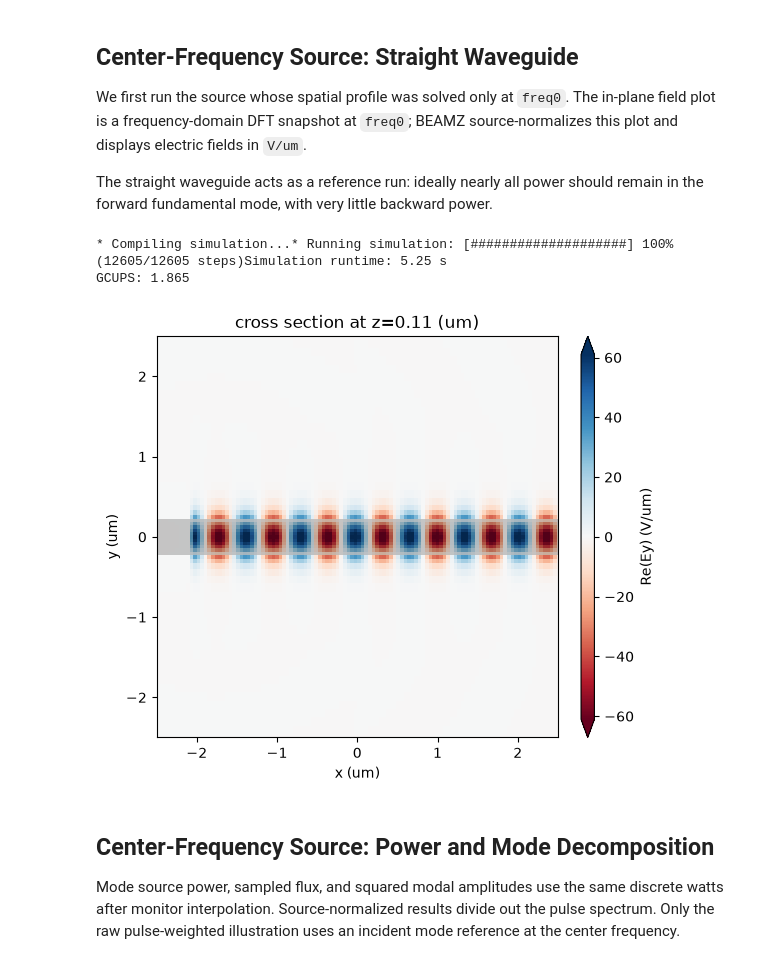
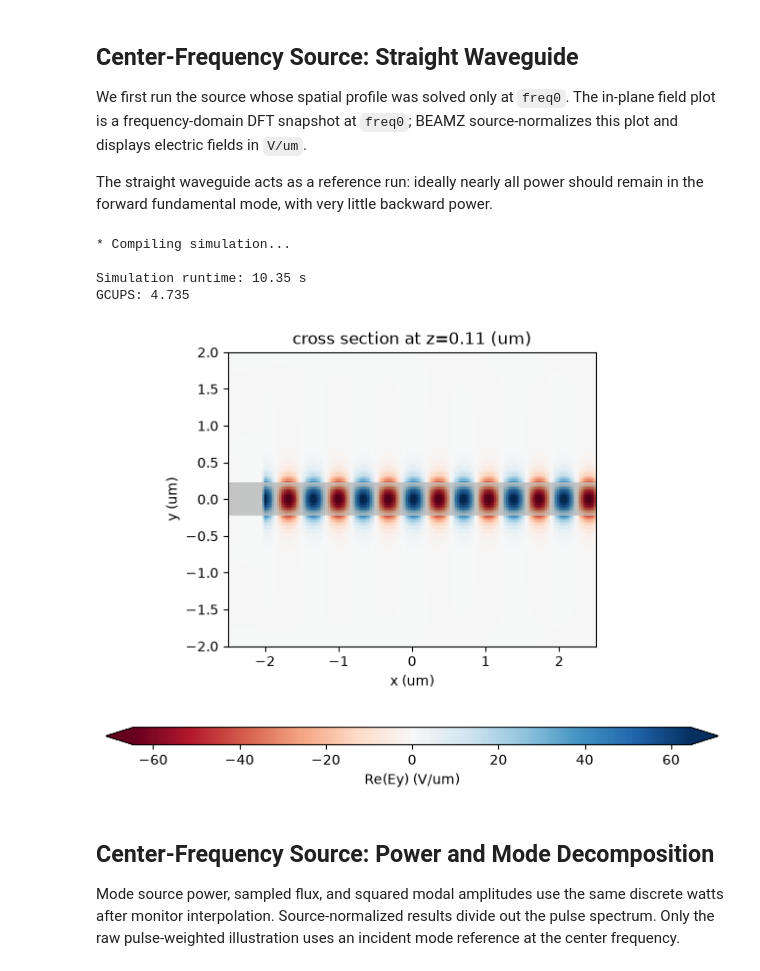
Before and after one commit to beamzorg/beamz, a Jupyter notebook: examples/notebooks/modal_sources_monitors.ipynb, the cells around one changed output. Cells and saved outputs as stored; diff of their text form; code cells hidden in the pictures.

```diff
--- a/examples/notebooks/modal_sources_monitors.ipynb
+++ b/examples/notebooks/modal_sources_monitors.ipynb
@@ -50,14 +52,22 @@ freqs = np.linspace(freq0 - 2 * fwidth, freq0 + 2 * fwidth, nfreqs)
 lambdas_um = bz.LIGHT_SPEED / freqs / um
 fcent_ind = nfreqs // 2
 
-# Simulation size and PML thickness
-sim_size = (4.0 * um, 3.0 * um, 2.5 * um) if test_mode else (8.0 * um, 7.0 * um, 6.0 * um)
-pml_t = (0.45 if test_mode else 1.25) * um
-src_x = -sim_size[0] / 2 + pml_t + 0.75 * um
+# Keep the physical region fixed and add 12 CPML cells outside each face.
+mode_grid_steps = 4 if test_mode else 20
+pml_cells = bz.PML.DEFAULT_CELLS
+physical_size = tuple(value * um for value in ((5.0, 4.0, 3.0) if test_mode else (5.0, 4.0, 2.0)))
+# The outer x cells contain silicon; the y and lower-z cells contain silica.
+padding_spacing = lambda0 / (mode_grid_steps * np.sqrt([si_eps, sio2_eps, sio2_eps]))
+# Fit an integer number of silicon cells across the physical x span.
+padding_spacing[0] = physical_size[0] / np.ceil(physical_size[0] / padding_spacing[0])
+pml_padding = pml_cells * padding_spacing
+sim_size = tuple(np.asarray(physical_size) + 2 * pml_padding)
+src_x = (-0.8 if test_mode else -2.0) * um
 out_x = -src_x
 plane_size = (0.0, 1.5 * um, 1.2 * um) if test_mode else (0.0, 3.0 * um, 2.0 * um)
 run_time = 6 / freq0 if test_mode else 20 / fwidth
-boundaries = (bz.PML(thickness=pml_t, formulation="cpml"),)
+# Omitting thickness selects exactly 12 grid cells on each face.
+boundaries = (bz.PML(formulation="cpml"),)
 
 # Mode source and monitor specification
 source_time = bz.GaussianPulse(
@@ -78,11 +88,22 @@ mode_spec = bz.ModeSpec(
 )
 broadband_profile_count = 3 if test_mode else 7
 
-mode_grid_steps = 4 if test_mode else 10
 grid_spec = bz.GridSpec.auto(
     wavelength=lambda0,
     min_steps_per_wvl=mode_grid_steps,
     max_scale=1.25,
+    snapping_points=(
+        tuple(-0.5 * np.asarray(physical_size)),
+        tuple(0.5 * np.asarray(physical_size)),
+    ),
+    # Match the upper air padding to the lower silica padding so both contain
+    # exactly 12 cells while keeping the physical region centered at z=0.
+    overrides=(bz.MeshOverride(
+        center=(0.0, 0.0, 0.5 * (physical_size[2] + pml_padding[2])),
+        size=(bz.inf, bz.inf, pml_padding[2]),
+        dl=(None, None, padding_spacing[2]),
+        enforced=True,
+    ),),
 )
 # %% [markdown]
 ## Structures and Monitors
@@ -127,7 +148,7 @@ design += bz.Box(
 src_plane = bz.Box(center=(src_x, 0, 0.0), size=plane_size)
 field_mnt = bz.FieldMonitor(
     center=(0.0, 0.0, 0.5 * wg_height),
-    size=(sim_size[0], sim_size[1], 0.0),
+    size=(physical_size[0], physical_size[1], 0.0),
     freqs=[freq0],
     fields=("Ey",),
     name="field",
@@ -253,12 +284,14 @@ We first run the source whose spatial profile was solved only at `freq0`. The in
 The straight waveguide acts as a reference run: ideally nearly all power should remain in the forward fundamental mode, with very little backward power.
 # %%
 sim_data_single = sim_single.run(progress=True)
-sim_data_single.plot_field("field", "Ey", frequency=freq0, val="real", cmap="RdBu", xlim=(-2.5, 2.5), ylim=(-2.5, 2.5), show_grid=False)
+sim_data_single.plot_field("field", "Ey", frequency=freq0, val="real", cmap="RdBu", xlim=(-2.5, 2.5), ylim=(-2.0, 2.0), show_grid=False)
 plt.show()
 # %% [output]
-* Compiling simulation...* Running simulation: [####################] 100% (12605/12605 steps)Simulation runtime: 5.25 s
-GCUPS: 1.865
+* Compiling simulation...
+
+Simulation runtime: 10.35 s
+GCUPS: 4.735
-[figure, old version]
+[figure, new version]
 # %% [markdown]
 ## Center-Frequency Source: Power and Mode Decomposition
 
```
Also changed, not shown: parts of 10 cells of this notebook, 21 other files.
